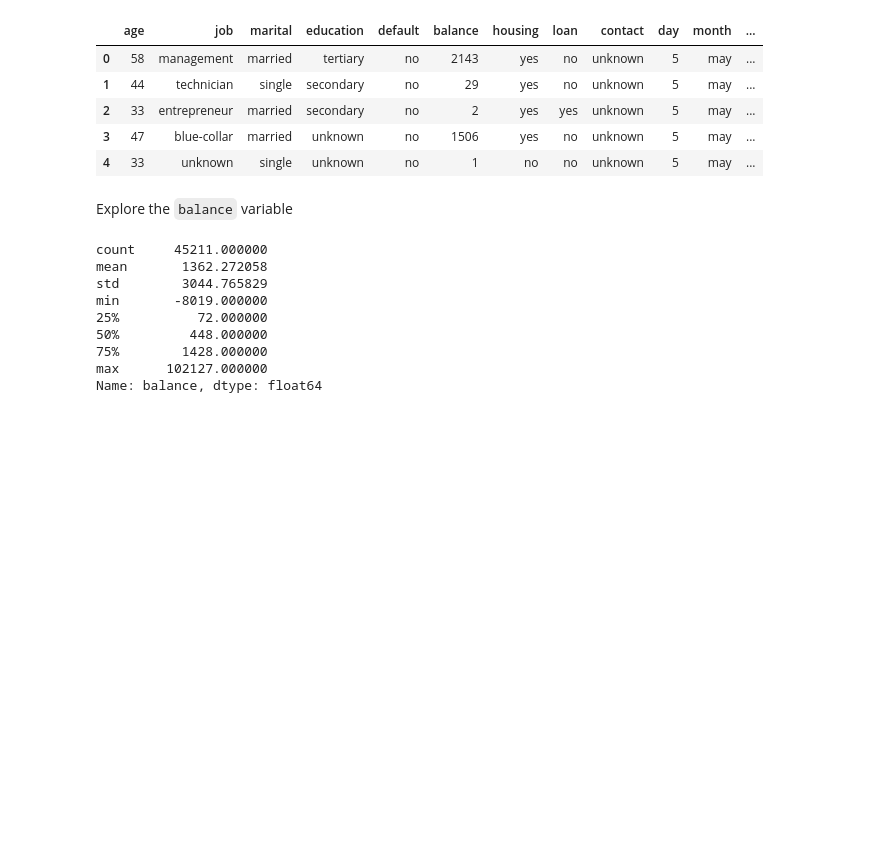
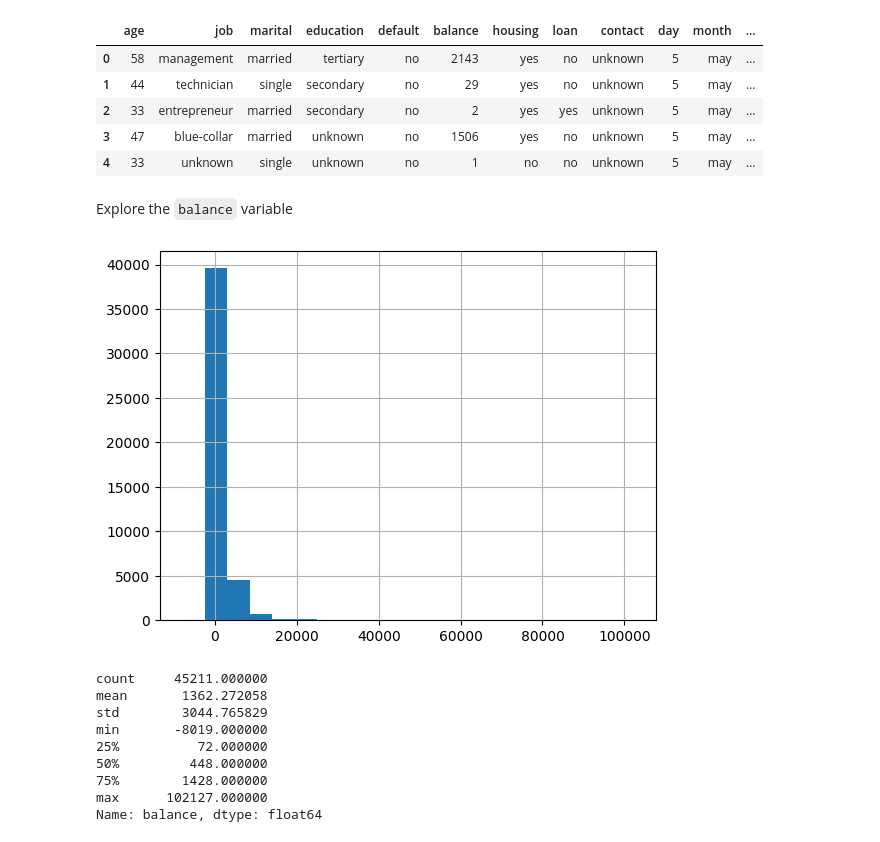
Before and after one commit to DzeDze/ds_team2_bank_marketing, a Jupyter notebook: notebooks/03_features_engineering.ipynb, the cells around one changed output. Drawn from its saved outputs; the diff is of its cells as text; code cells hidden in the pictures; blank space fills up the shorter version.

```diff
--- a/notebooks/03_features_engineering.ipynb
+++ b/notebooks/03_features_engineering.ipynb
@@ -14,8 +18,8 @@ from pathlib import Path
 
 # load data to df
 ROOT = Path().resolve().parents[0]
-RAW_DATA_PATH = ROOT / "data" / "raw" / "bank-full.csv"
-df = pd.read_csv(RAW_DATA_PATH, sep = ";")
+PROCESSED_DATA_PATH = ROOT / "data" / "processed" / "bank-full-cleaned-processed.csv"
+df = pd.read_csv(PROCESSED_DATA_PATH, sep = ",")
 df.head()
 # %% [output]
 |  | age | job | marital | education | default | balance | housing | loan | contact | day | month | ... |
@@ -26,6 +30,11 @@ df.head()
 | 4 | 33 | unknown | single | unknown | no | 1 | no | no | unknown | 5 | may | ... |
 # %% [markdown]
 Explore the `balance` variable
+# %%
+df['balance'].hist(bins=20)
+plt.show()
+# %% [output]
+[figure, added]
 # %%
 print(df['balance'].describe())
 df['balance'].plot(kind='box')
```
Also changed, not shown: parts of 5 cells of this notebook, 1 other file.
